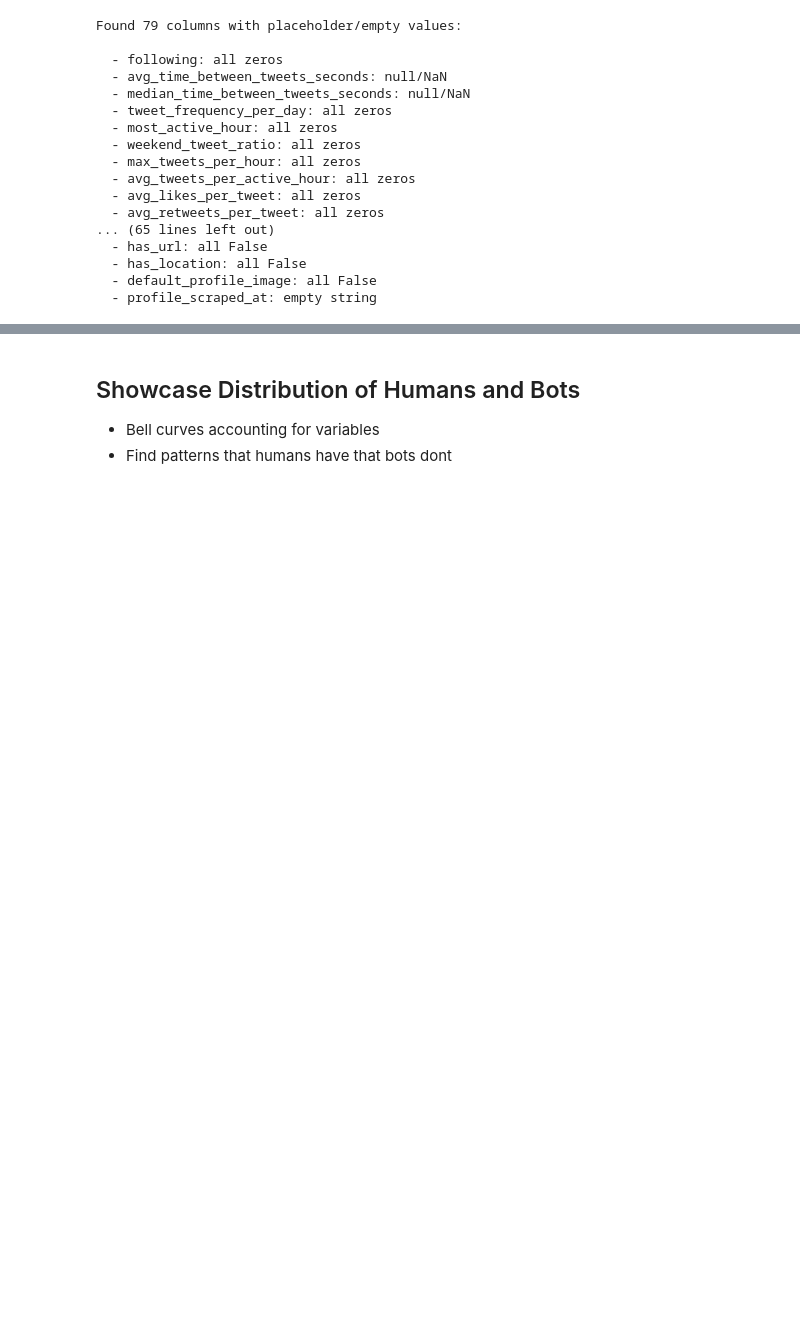
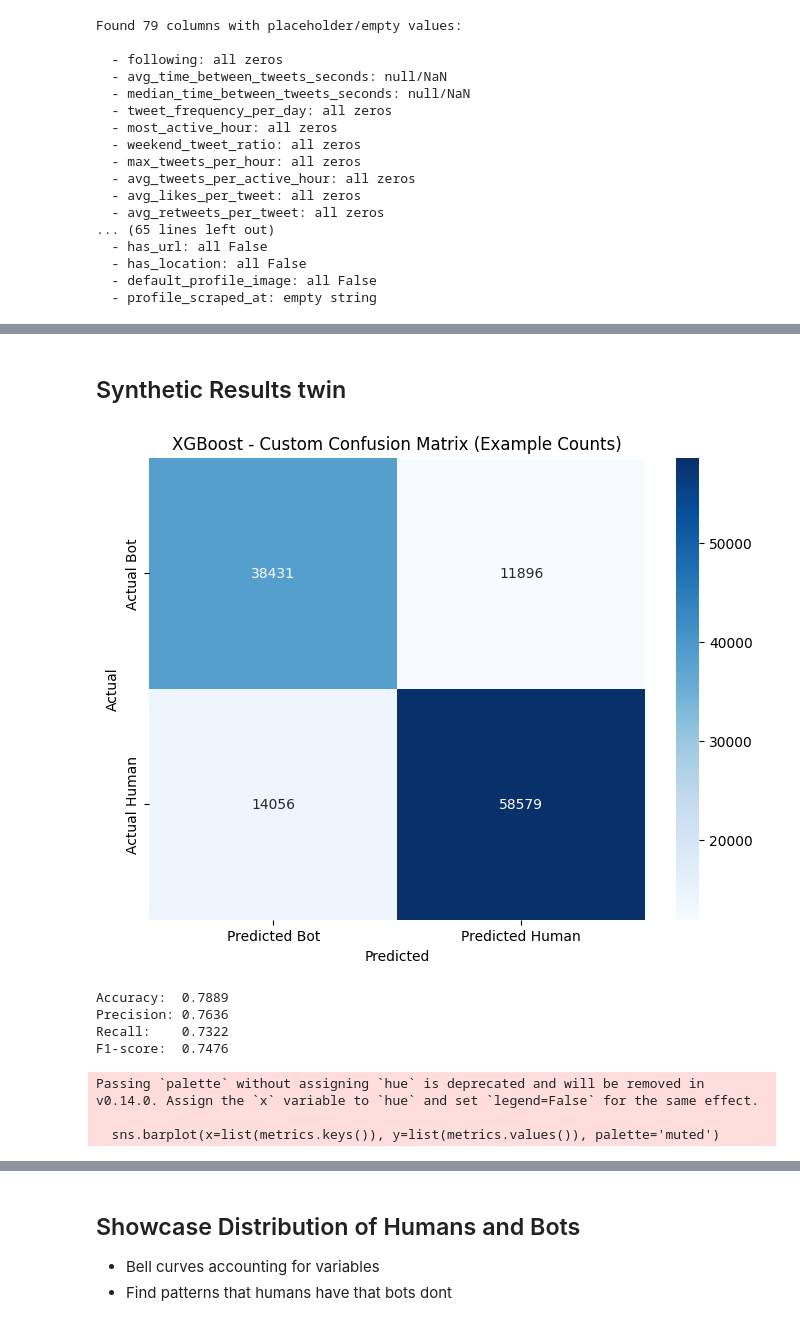
Before and after one commit to moanv2/TVB_IE2025, a Jupyter notebook: ML_model/main.ipynb, the cells around one changed output, grey strips where cells are left out. Saved outputs shown, nothing was run; the diff lists cells and outputs as text; code cells hidden in the pictures; blank space fills up the shorter version.

```diff
--- a/ML_model/main.ipynb
+++ b/ML_model/main.ipynb
@@ -606,0 +812,65 @@ print(null_cols)
+# %% [markdown]
+## Synthetic Results twin
+# %%
+# --- Custom confusion matrix values ---
+TP = 38431  # True Positives
+TN = 58579  # True Negatives
+FP = 11896  # False Positives
+FN = 14056  # False Negatives
+
+# Build matrix
+cm_custom = np.array([[TP, FP],
+                      [FN, TN]])
+
+# Create labeled DataFrame
+cm_df = pd.DataFrame(cm_custom,
+                     index=['Actual Bot', 'Actual Human'],
+                     columns=['Predicted Bot', 'Predicted Human'])
+
+# Plot
+plt.figure(figsize=(8,6))
+sns.heatmap(cm_df, annot=True, fmt='d', cmap='Blues', cbar=True)
+plt.title("XGBoost - Custom Confusion Matrix (Example Counts)")
+plt.xlabel("Predicted")
+plt.ylabel("Actual")
+plt.show()
+
+accuracy = (TP + TN) / cm_custom.sum()
+precision = TP / (TP + FP)
+recall = TP / (TP + FN)
+f1 = 2 * precision * recall / (precision + recall)
+
+print(f"Accuracy:  {accuracy:.4f}")
+print(f"Precision: {precision:.4f}")
+print(f"Recall:    {recall:.4f}")
+print(f"F1-score:  {f1:.4f}")
+
+metrics = {
+    'Accuracy': accuracy,
+    'Precision': precision,
+    'Recall': recall,
+    'F1-Score': f1
+}
+
+plt.figure(figsize=(8,6))
+sns.barplot(x=list(metrics.keys()), y=list(metrics.values()), palette='muted')
+plt.ylim(0, 1)
+plt.title("Model Performance Metrics", fontsize=14, weight='bold')
+plt.ylabel("Score", fontsize=12)
+plt.xlabel("Metric", fontsize=12)
+
+# Add value labels on bars
+for i, val in enumerate(metrics.values()):
+    plt.text(i, val + 0.01, f"{val:.4f}", ha='center', fontsize=10, weight='bold')
+
+plt.tight_layout()
+plt.show()
+# %% [output]
+[figure, added]
+Accuracy:  0.7889
+Precision: 0.7636
+Recall:    0.7322
+F1-score:  0.7476
+Passing `palette` without assigning `hue` is deprecated and will be removed in v0.14.0. Assign the `x` variable to `hue` and set `legend=False` for the same effect.
+
+  sns.barplot(x=list(metrics.keys()), y=list(metrics.values()), palette='muted')
```
Also changed, not shown: parts of 29 cells of this notebook.
